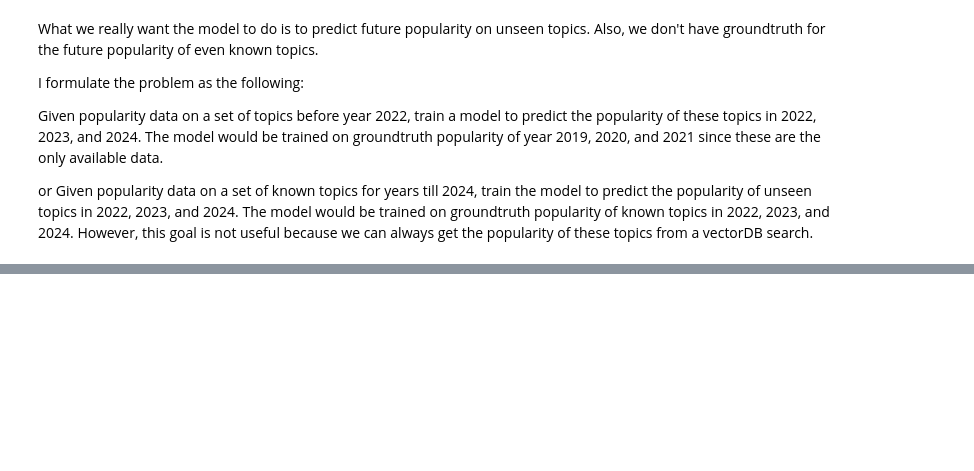
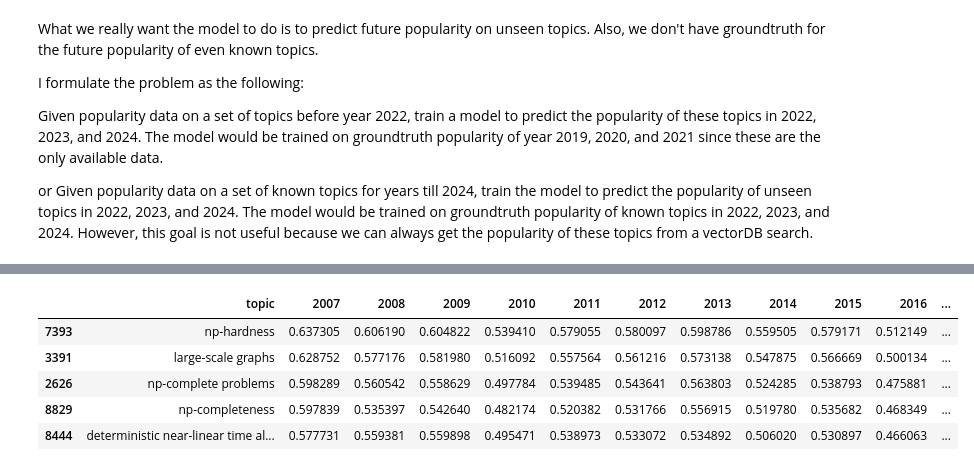
Before and after one commit to Youmiao015/CS6675_Spring2025, a Jupyter notebook: notebooks/erik.ipynb, the cells around one changed output, grey strips where cells are left out. Cells and saved outputs as stored; diff of their text form; code cells hidden in the pictures; blank space fills up the shorter version.

```diff
--- a/notebooks/erik.ipynb
+++ b/notebooks/erik.ipynb
@@ -179,0 +284,21 @@ or Given popularity data on a set of known topics for years till 2024, train the
+# %%
+# Create a dictionary mapping years to CS paper counts for normalization
+cs_papers_by_year = dict(zip(df['Year'].astype(str), df['CS Papers']))
+
+# Create a copy of the sorted_data dataframe for normalization
+normalized_data = sorted_data.copy()
+
+# Normalize each year's data by dividing by the number of CS papers for that year
+for year in normalized_data.columns:
+    if year in cs_papers_by_year and cs_papers_by_year[year] > 0:
+        normalized_data[year] = normalized_data[year] / cs_papers_by_year[year]
+
+# Display the normalized dataframe
+normalized_data.head()
+# %% [output]
+|  | topic | 2007 | 2008 | 2009 | 2010 | 2011 | 2012 | 2013 | 2014 | 2015 | 2016 | ... |
+| 7393 | np-hardness | 0.637305 | 0.606190 | 0.604822 | 0.539410 | 0.579055 | 0.580097 | 0.598786 | 0.559505 | 0.579171 | 0.512149 | ... |
+| 3391 | large-scale graphs | 0.628752 | 0.577176 | 0.581980 | 0.516092 | 0.557564 | 0.561216 | 0.573138 | 0.547875 | 0.566669 | 0.500134 | ... |
+| 2626 | np-complete problems | 0.598289 | 0.560542 | 0.558629 | 0.497784 | 0.539485 | 0.543641 | 0.563803 | 0.524285 | 0.538793 | 0.475881 | ... |
+| 8829 | np-completeness | 0.597839 | 0.535397 | 0.542640 | 0.482174 | 0.520382 | 0.531766 | 0.556915 | 0.519780 | 0.535682 | 0.468349 | ... |
+| 8444 | deterministic near-linear time al... | 0.577731 | 0.559381 | 0.559898 | 0.495471 | 0.538973 | 0.533072 | 0.534892 | 0.506020 | 0.530897 | 0.466063 | ... |
```
Also changed, not shown: parts of 7 cells of this notebook, 13 other files.
